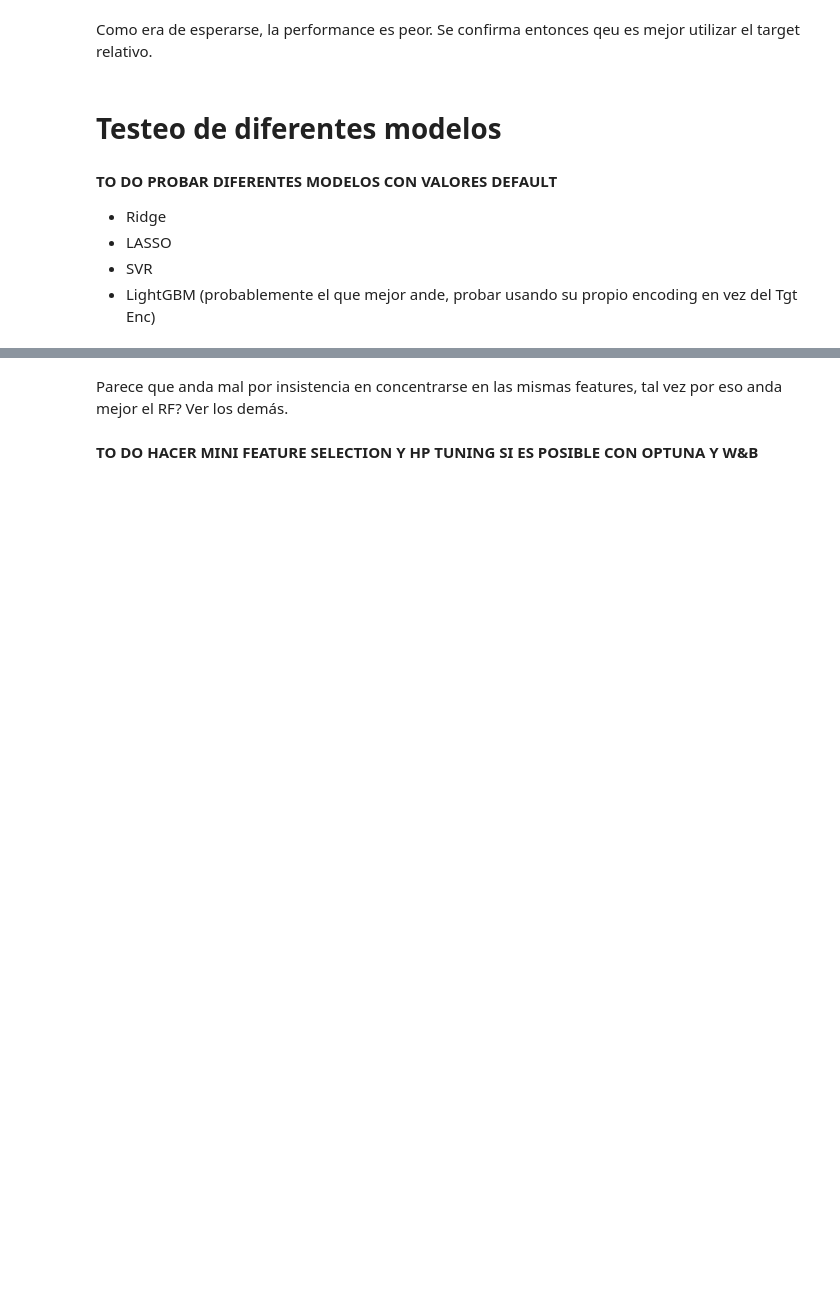
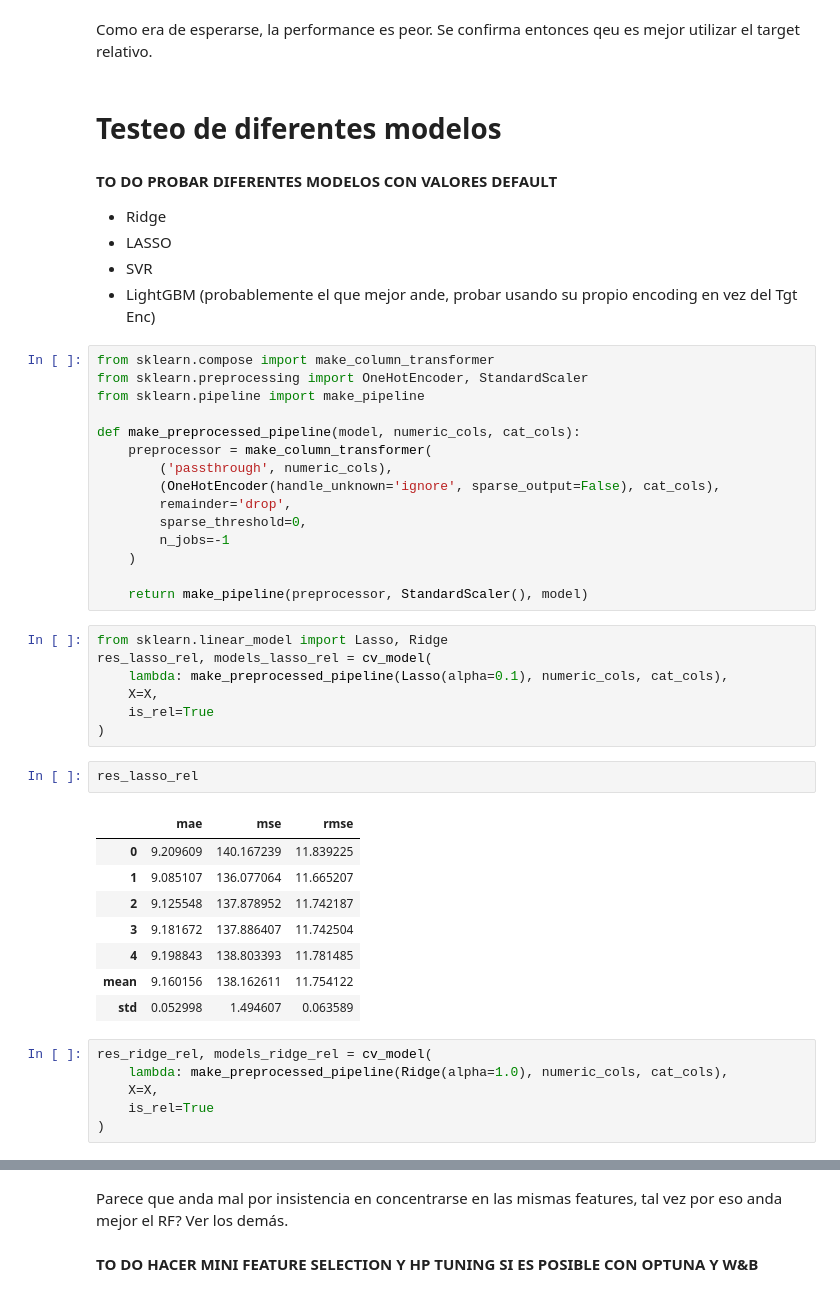
Before and after one commit to Javier-Etcheto/AprMaqI, a Jupyter notebook: 2-Modelling.ipynb, the cells around one changed output, grey strips where cells are left out. Saved outputs shown, nothing was run; the diff lists cells and outputs as text; blank space fills up the shorter version.

Commit message:
Add Lasso, Ridge, and SVR models

```diff
--- a/2-Modelling.ipynb
+++ b/2-Modelling.ipynb
@@ -425,3 +424,42 @@ Como era de esperarse, la performance es peor. Se confirma entonces qeu es mejor
 * LASSO
 * SVR
 * LightGBM (probablemente el que mejor ande, probar usando su propio encoding en vez del Tgt Enc)
+# %%
+from sklearn.compose import make_column_transformer
+from sklearn.preprocessing import OneHotEncoder, StandardScaler
+from sklearn.pipeline import make_pipeline
+
+def make_preprocessed_pipeline(model, numeric_cols, cat_cols):
+    preprocessor = make_column_transformer(
+        ('passthrough', numeric_cols),
+        (OneHotEncoder(handle_unknown='ignore', sparse_output=False), cat_cols),
+        remainder='drop',
+        sparse_threshold=0,
+        n_jobs=-1
+    )
+
+    return make_pipeline(preprocessor, StandardScaler(), model)
+# %%
+from sklearn.linear_model import Lasso, Ridge
+res_lasso_rel, models_lasso_rel = cv_model(
+    lambda: make_preprocessed_pipeline(Lasso(alpha=0.1), numeric_cols, cat_cols),
+    X=X,
+    is_rel=True
+)
+# %%
+res_lasso_rel
+# %% [output]
+|  | mae | mse | rmse |
+| 0 | 9.209609 | 140.167239 | 11.839225 |
+| 1 | 9.085107 | 136.077064 | 11.665207 |
+| 2 | 9.125548 | 137.878952 | 11.742187 |
+| 3 | 9.181672 | 137.886407 | 11.742504 |
+| 4 | 9.198843 | 138.803393 | 11.781485 |
+| mean | 9.160156 | 138.162611 | 11.754122 |
+| std | 0.052998 | 1.494607 | 0.063589 |
+# %%
+res_ridge_rel, models_ridge_rel = cv_model(
+    lambda: make_preprocessed_pipeline(Ridge(alpha=1.0), numeric_cols, cat_cols),
+    X=X,
+    is_rel=True
+)
```
Also changed, not shown: parts of 21 cells of this notebook.
